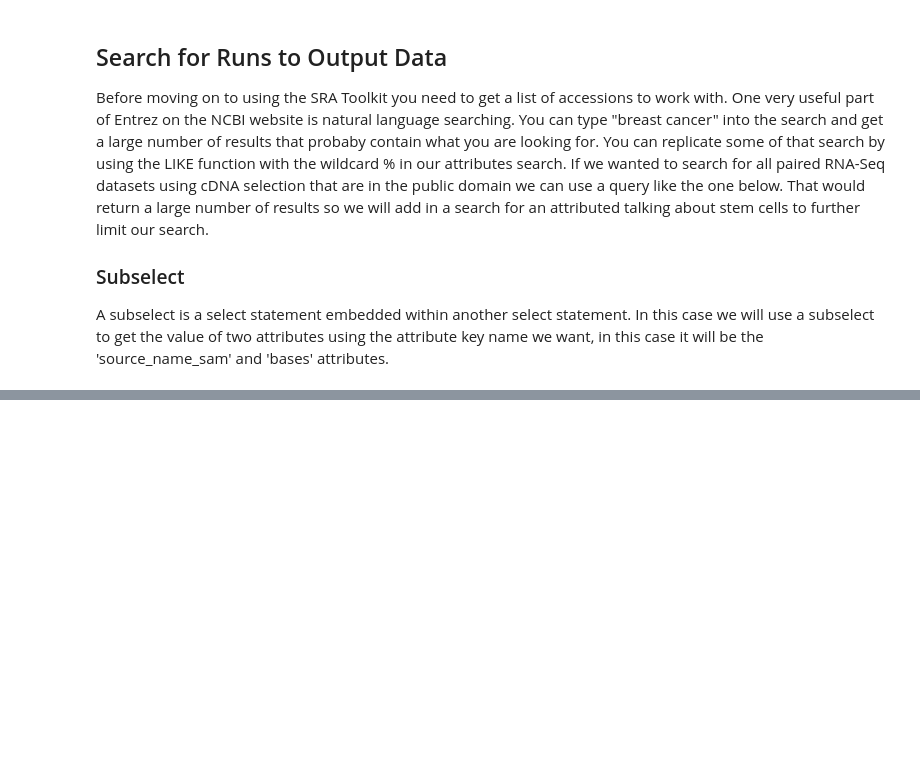
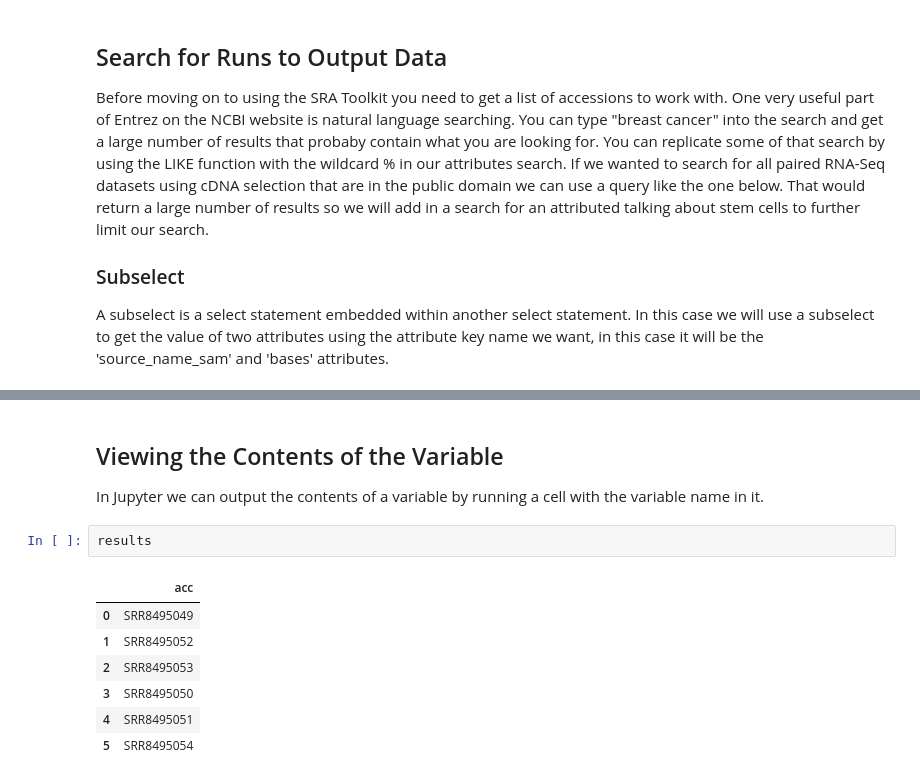
Before and after one commit to ncbi/ASHG-Workshop-2021, a Jupyter notebook: Array Examples.ipynb, the cells around one changed output, grey strips where cells are left out. Drawn from its saved outputs; the diff is of its cells as text; blank space fills up the shorter version.

```diff
--- a/Array Examples.ipynb
+++ b/Array Examples.ipynb
@@ -169,0 +188,13 @@ LIMIT 5
+# %% [markdown]
+## Viewing the Contents of the Variable
+In Jupyter we can output the contents of a variable by running a cell with the variable name in it.
+# %%
+results
+# %% [output]
+|  | acc |
+| 0 | SRR8495049 |
+| 1 | SRR8495052 |
+| 2 | SRR8495053 |
+| 3 | SRR8495050 |
+| 4 | SRR8495051 |
+| 5 | SRR8495054 |
```
Also changed, not shown: parts of 8 cells of this notebook, 1 other file.
